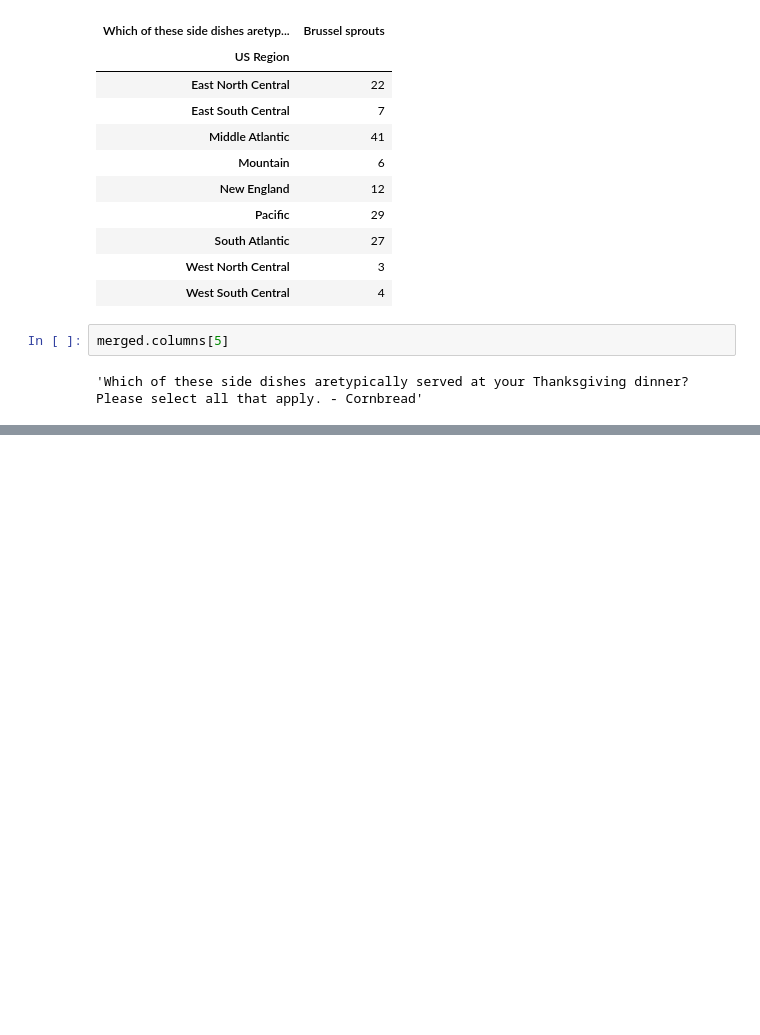
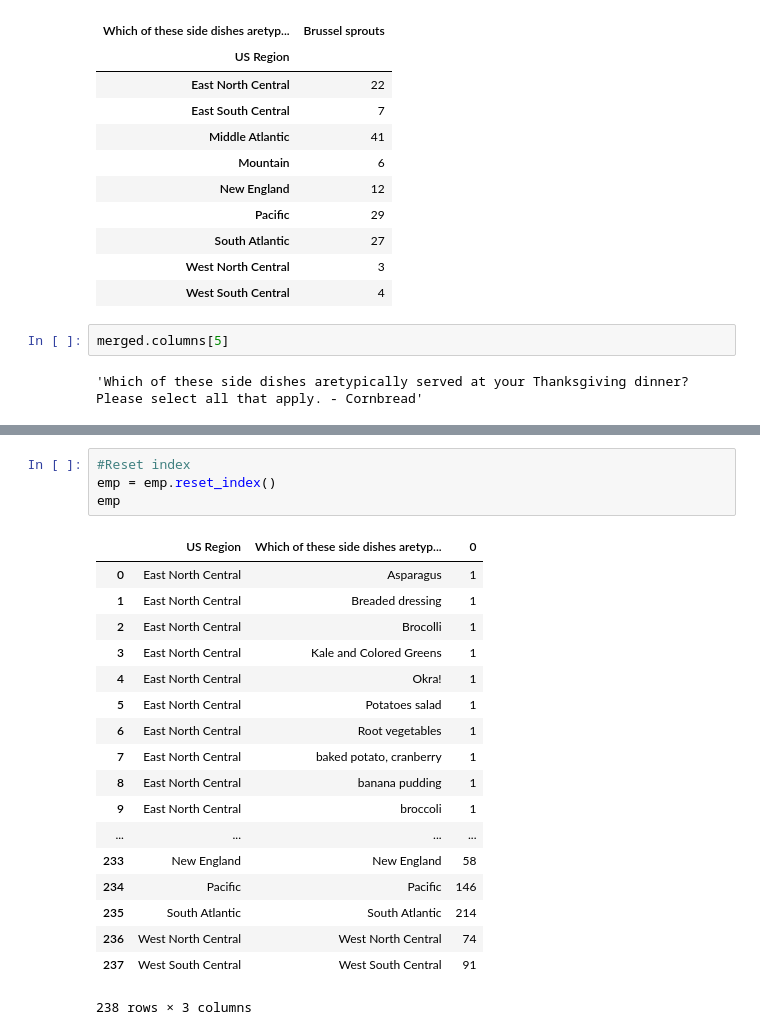
Before and after one commit to bloominstituteoftechnology/DS-Unit-1-Sprint-3-Data-Storytelling, a Jupyter notebook: module3-make-explanatory-visualizations/LS_DS_223_Make_explanatory_visualizations.ipynb, the cells around one changed output, grey strips where cells are left out. Cells and saved outputs as stored; diff of their text form; blank space fills up the shorter version.

```diff
--- a/module3-make-explanatory-visualizations/LS_DS_223_Make_explanatory_visualizations.ipynb
+++ b/module3-make-explanatory-visualizations/LS_DS_223_Make_explanatory_visualizations.ipynb
@@ -505,0 +534,23 @@ Name: Which of these side dishes aretypically served at your Thanksgiving dinner
+# %%
+#Reset index
+emp = emp.reset_index()
+emp
+# %% [output]
+|  | US Region | Which of these side dishes aretyp... | 0 |
+| 0 | East North Central | Asparagus | 1 |
+| 1 | East North Central | Breaded dressing | 1 |
+| 2 | East North Central | Brocolli | 1 |
+| 3 | East North Central | Kale and Colored Greens | 1 |
+| 4 | East North Central | Okra! | 1 |
+| 5 | East North Central | Potatoes salad | 1 |
+| 6 | East North Central | Root vegetables | 1 |
+| 7 | East North Central | baked potato, cranberry | 1 |
+| 8 | East North Central | banana pudding | 1 |
+| 9 | East North Central | broccoli | 1 |
+| ... | ... | ... | ... |
+| 233 | New England | New England | 58 |
+| 234 | Pacific | Pacific | 146 |
+| 235 | South Atlantic | South Atlantic | 214 |
+| 236 | West North Central | West North Central | 74 |
+| 237 | West South Central | West South Central | 91 |
+238 rows × 3 columns
```
Also changed, not shown: parts of 16 cells of this notebook.
